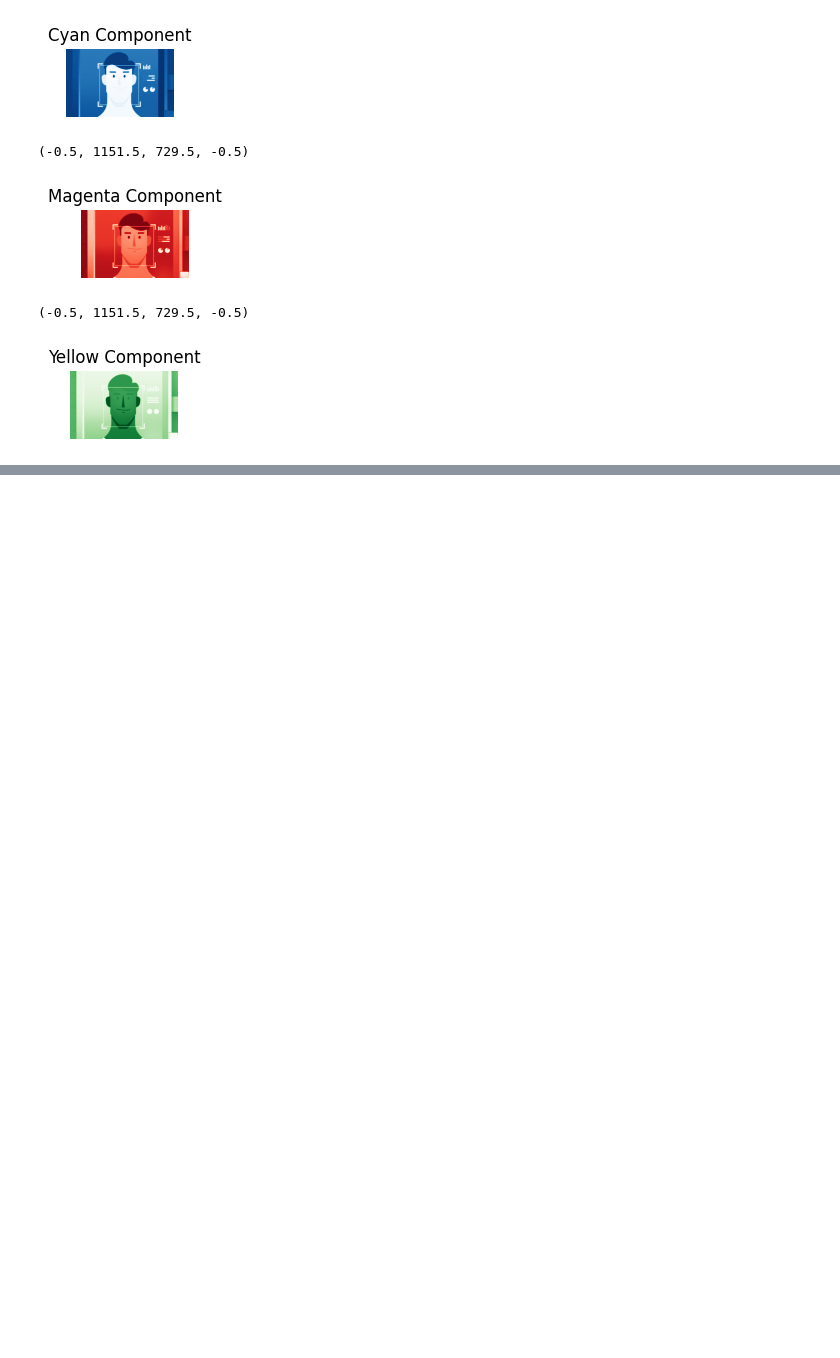
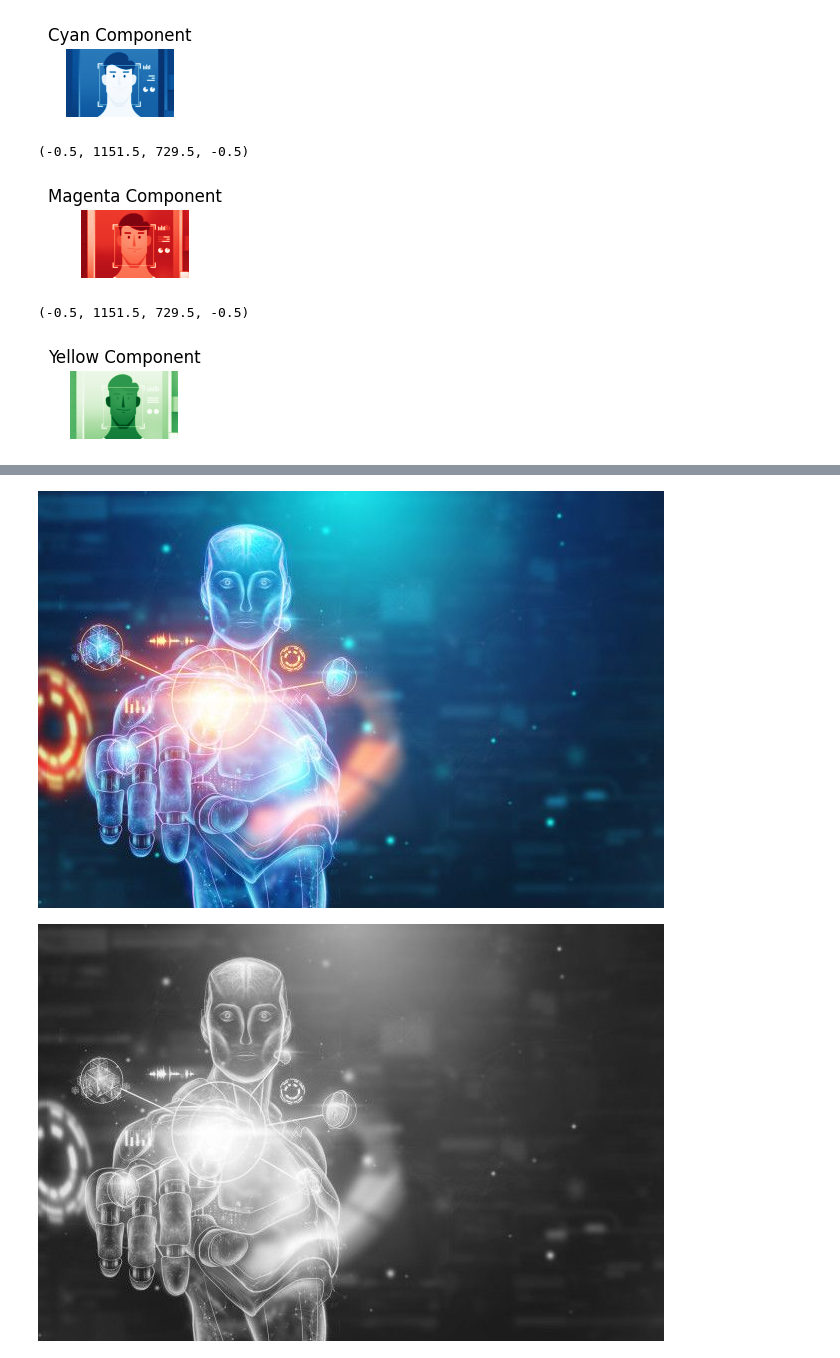
Before and after one commit to MiT1011/Computer-Vision-Topics, a Jupyter notebook: 1_DigitalImageProcessing.ipynb, the cells around one changed output, grey strips where cells are left out. Drawn from its saved outputs; the diff is of its cells as text; code cells hidden in the pictures; blank space fills up the shorter version.

```diff
--- a/1_DigitalImageProcessing.ipynb
+++ b/1_DigitalImageProcessing.ipynb
@@ -171,0 +209,47 @@ plt.axis('off')
+# %%
+from PIL import Image
+import matplotlib.pyplot as plt
+import numpy as np
+import colorsys
+import cv2
+from google.colab.patches import cv2_imshow
+
+image_1 = cv2.imread("/content/drive/MyDrive/CV IMAGES/v1.jpg")
+cv2_imshow(image_1)
+grayscale_image1 = cv2.cvtColor(image_1, cv2.COLOR_BGR2GRAY)
+cv2_imshow(grayscale_image1)
+hist1 = cv2.calcHist([grayscale_image1], [0], None, [256], [0, 256])
+plt.plot(hist1, color='black')
+plt.xlabel('Pixel Intensity')
+plt.ylabel('Frequency')
+plt.title('Histogram')
+plt.show()
+
+
+image_2 = cv2.imread("/content/drive/MyDrive/CV IMAGES/v10.jpg")
+cv2_imshow(image_2)
+grayscale_image2 = cv2.cvtColor(image_2, cv2.COLOR_BGR2GRAY)
+cv2_imshow(grayscale_image2)
+hist2 = cv2.calcHist([grayscale_image2], [0], None, [256], [0, 256])
+plt.plot(hist2, color='black')
+plt.xlabel('Pixel Intensity')
+plt.ylabel('Frequency')
+plt.title('Histogram')
+plt.show()
+
+
+image_3 = cv2.imread("/content/drive/MyDrive/CV IMAGES/v13.jpg")
+cv2_imshow(image_3)
+grayscale_image3 = cv2.cvtColor(image_3, cv2.COLOR_BGR2GRAY)
+cv2_imshow(grayscale_image3)
+hist3 = cv2.calcHist([grayscale_image3], [0], None, [256], [0, 256])
+plt.plot(hist3, color='black')
+plt.xlabel('Pixel Intensity')
+plt.ylabel('Frequency')
+plt.title('Histogram')
+plt.show()
+cv2.waitKey(0)
+cv2.destroyAllWindows()
+# %% [output]
+[figure, added]
+[figure, added]
```
Also changed, not shown: parts of 2 cells of this notebook.
